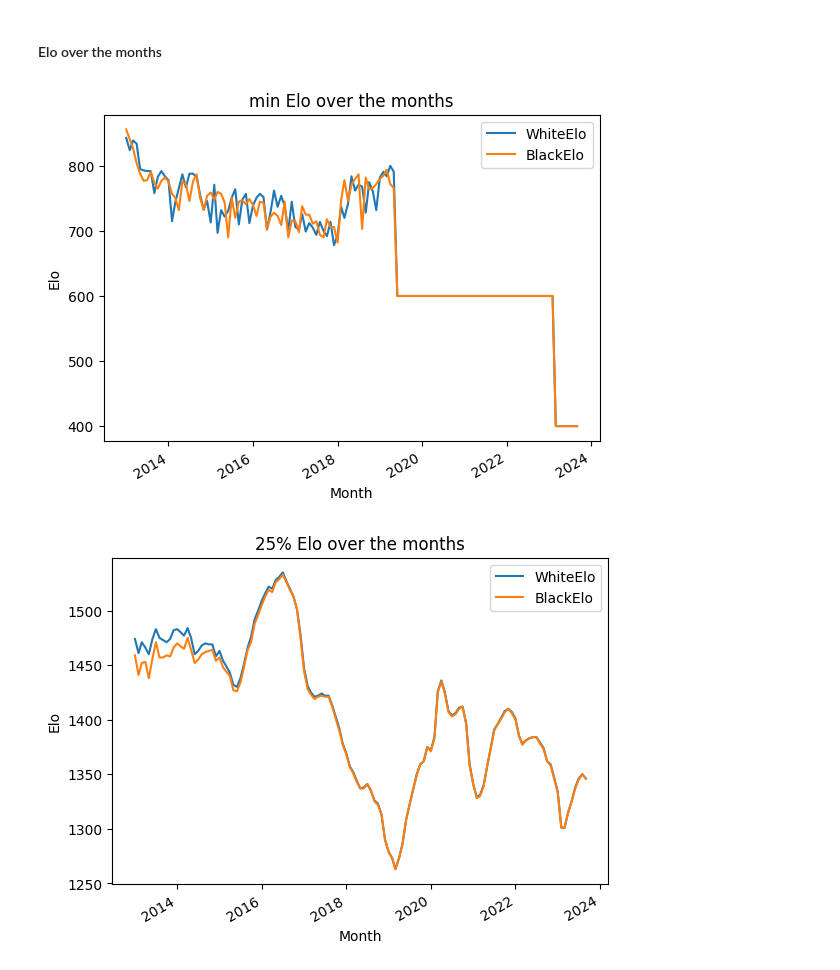
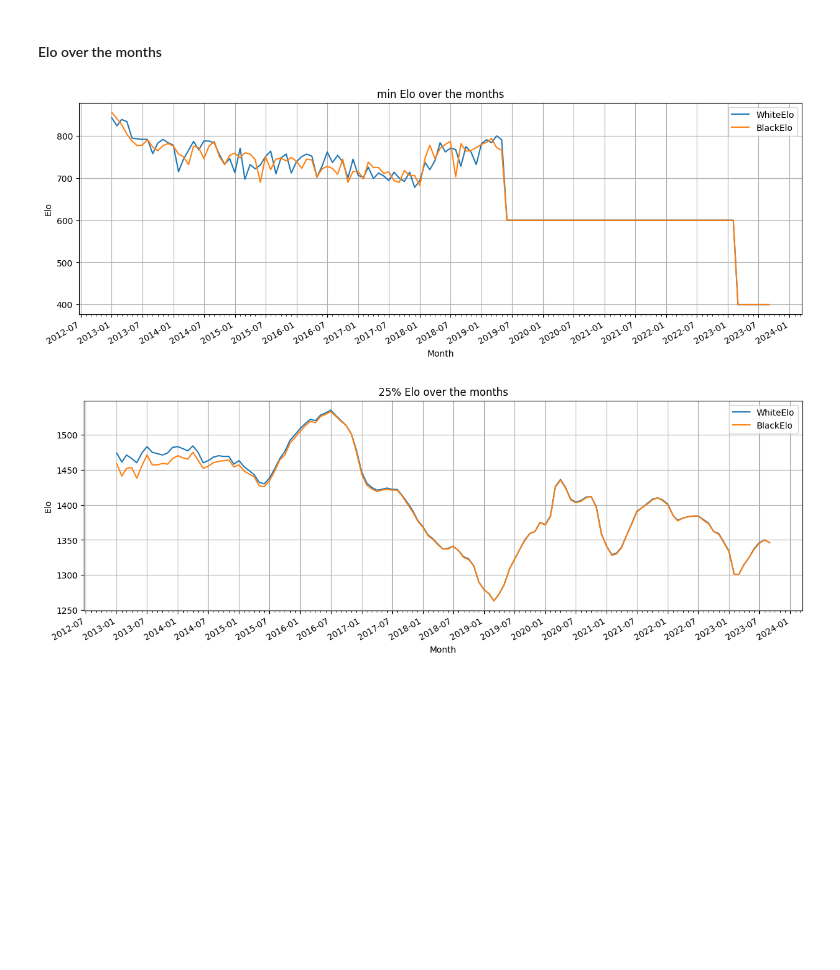
Before and after one commit to luizvalle/chessformer, a Jupyter notebook: data_analysis.ipynb, the cells around one changed output. Drawn from its saved outputs; the diff is of its cells as text; code cells hidden in the pictures; blank space fills up the shorter version.

Commit message:
Format the elo stats over the months axis

```diff
--- a/data_analysis.ipynb
+++ b/data_analysis.ipynb
@@ -186,28 +187,31 @@ for game_file in os.listdir(dir):
 # %%
 def construct_time_series_stats(stats, statistic):
     data = {
         "Date": list(),
         "WhiteElo": list(),
         "BlackElo": list()
     }
     for date in stats:
         white, black = stats[date].loc[statistic]
         data["Date"].append(date)
         data["WhiteElo"].append(white)
         data["BlackElo"].append(black)
     df = pd.DataFrame(data)
     df["Date"] = pd.to_datetime(df["Date"], format="%Y-%m")
-    fig = df.plot(x="Date", y=["WhiteElo", "BlackElo"])
-    fig.set_title(f"{statistic} Elo over the months")
-    fig.set_xlabel("Month")
-    fig.set_ylabel("Elo")
+    axis = df.plot(x="Date", y=["WhiteElo", "BlackElo"], figsize=(15, 5))
+    axis.set_title(f"{statistic} Elo over the months")
+    axis.set_xlabel("Month")
+    axis.set_ylabel("Elo")
+    axis.xaxis.set_major_locator(mdates.MonthLocator(bymonth=(1, 7)))
+    axis.xaxis.set_minor_locator(mdates.MonthLocator())
+    axis.grid()
 
 construct_time_series_stats(stats, "min")
 construct_time_series_stats(stats, "25%")
 construct_time_series_stats(stats, "mean")
 construct_time_series_stats(stats, "50%")
 construct_time_series_stats(stats, "75%")
 construct_time_series_stats(stats, "max")
 # %% [output]
-[figure, old version]
+[figure, new version]
-[figure, old version]
+[figure, new version]
```
Also changed, not shown: parts of 2 cells of this notebook.
